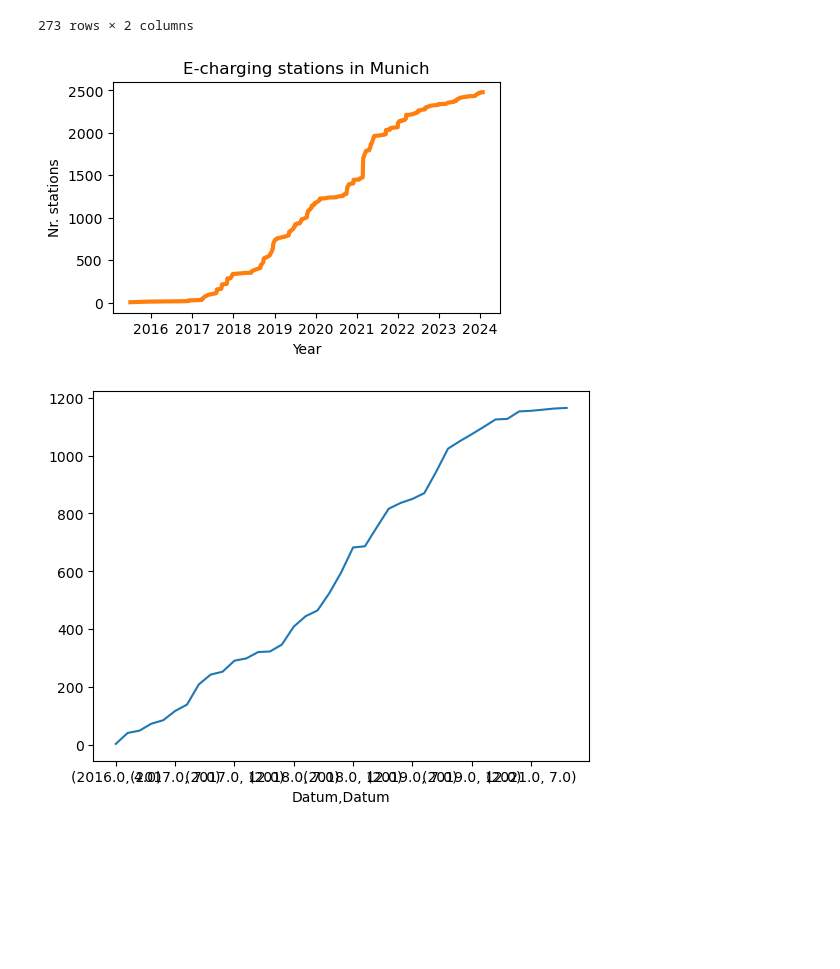
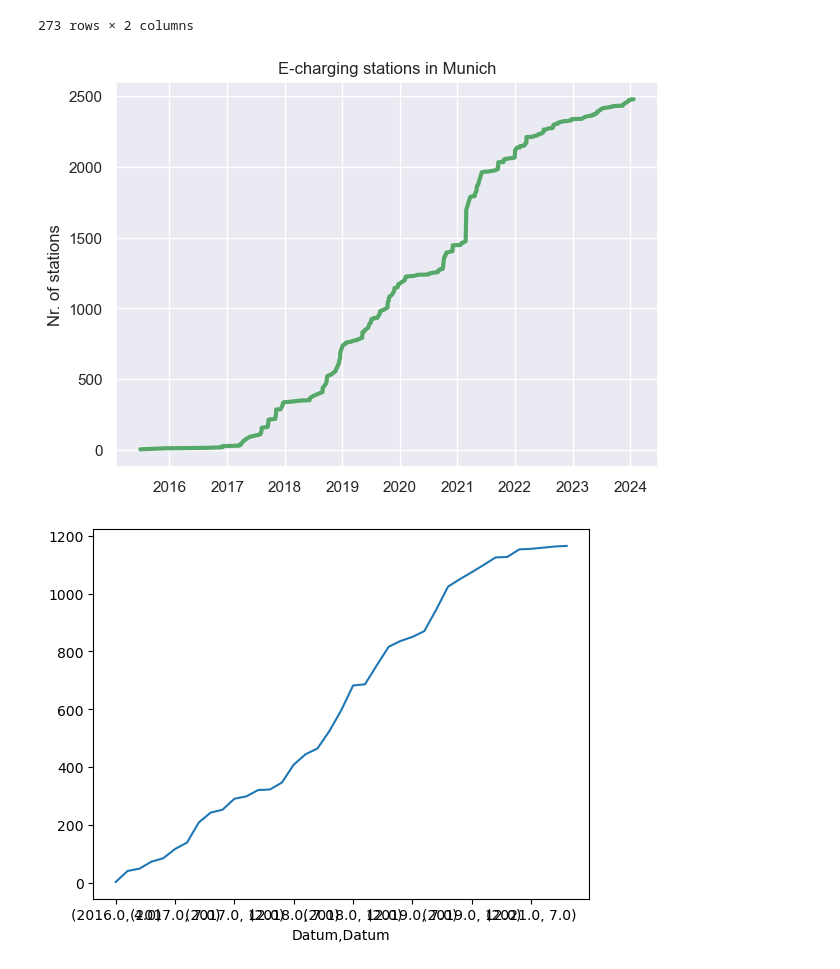
Before and after one commit to Kuroneko369/Muc_electro_vehicles, a Jupyter notebook: notebooks/ladestationen_georg.ipynb, the cells around one changed output. Saved outputs shown, nothing was run; the diff lists cells and outputs as text; code cells hidden in the pictures; blank space fills up the shorter version.

Commit message:
pics and plots add

```diff
--- a/notebooks/ladestationen_georg.ipynb
+++ b/notebooks/ladestationen_georg.ipynb
@@ -4,3 +4,8 @@
 import pandas as pd
 import matplotlib.pyplot as plt
 import seaborn as sns
+# %%
+sns.set()
+sns.set_style('darkgrid')
+sns.color_palette("pastel")
+#sns.set(rc={'axes.facecolor':'palegreen'})
@@ -101,16 +117,16 @@ df_BNA_dat
 | 272 | 2024-01-23 | 2 |
 273 rows × 2 columns
 # %%
-fig, ax = plt.subplots(figsize=(5,3))
-ax.plot(df_BNA_dat["Datum"], df_BNA_dat["Ladepunkte"].cumsum(), linewidth=3, color="C1")
+fig, ax = plt.subplots(figsize=(7,5))
+ax.plot(df_BNA_dat["Datum"], df_BNA_dat["Ladepunkte"].cumsum(), linewidth=3, color="C2")
 ax.set_title("E-charging stations in Munich")
-ax.set_ylabel("Nr. stations")
-ax.set_xlabel("Year")
+ax.set_ylabel("Nr. of stations")
+#ax.set_xlabel("Year")
 #plt.grid()
 plt.savefig('../pic/E-charg_MUC.png', bbox_inches='tight')
 plt.show()
 # %% [output]
-[figure, old version]
+[figure, new version]
 # %%
 df_els_date = df_els_red.set_index(df_els_red["Datum"])
 df_els_LP_month = df_els_date.groupby([(df_els_date.Datum.index.year
```
Also changed, not shown: parts of 29 cells of this notebook, 6 other files.
